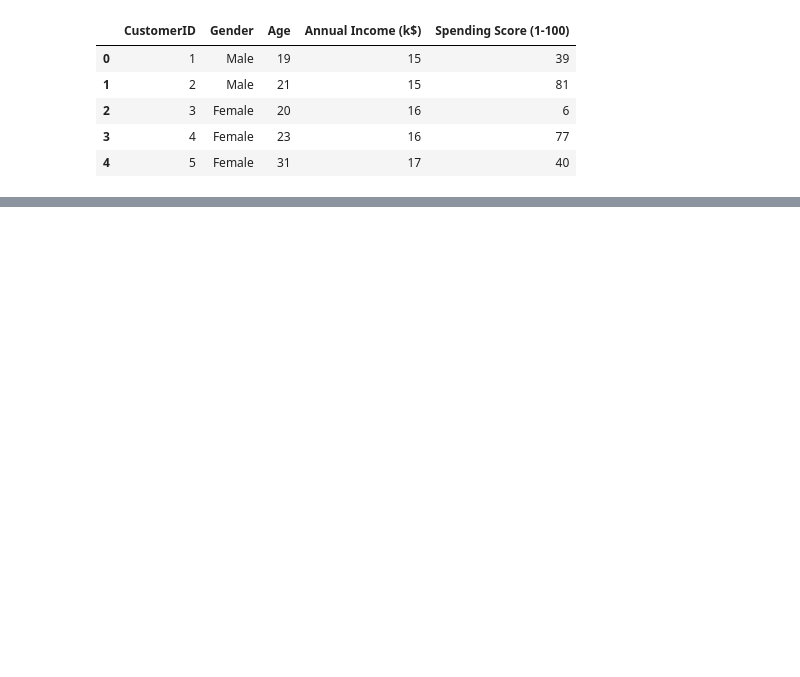
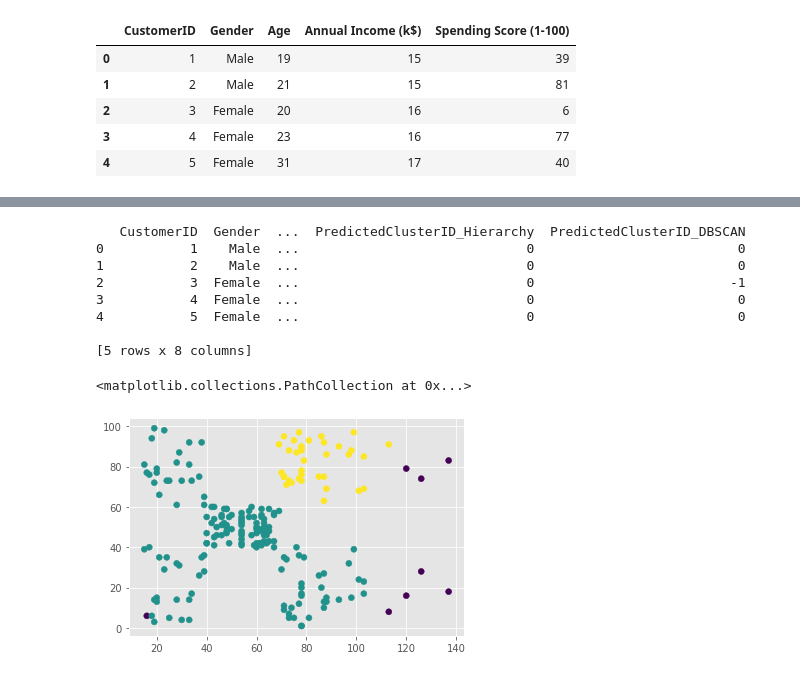
Before and after one commit to amandeepsingh1111/Clustering, a Jupyter notebook: KMeans.ipynb, the cells around one changed output, grey strips where cells are left out. Saved outputs shown, nothing was run; the diff lists cells and outputs as text; code cells hidden in the pictures; blank space fills up the shorter version.

```diff
--- a/KMeans.ipynb
+++ b/KMeans.ipynb
@@ -149,0 +175,34 @@ plt.hist(X[:,0]);
+# %%
+# DBSCAN Clustering
+from sklearn.cluster import DBSCAN
+db = DBSCAN(eps=14, min_samples=3)
+
+# Generating cluster id for each row using DBSCAN algorithm
+# -1 indicates the point is a noise, and does not belong to any cluster
+# DBSCAN automatically chooses the number of clusters based on eps and min_samples
+dataset['PredictedClusterID_DBSCAN']=db.fit_predict(X)
+print(dataset.head())
+
+
+# Plotting the predicted clusters
+plt.scatter(x=dataset['Annual Income (k$)'],y=dataset['Spending Score (1-100)'],c=dataset['PredictedClusterID_DBSCAN'])
+
+
+# eps : float, optional
+#    The maximum distance between two samples for them to be considered
+#    as in the same neighborhood.
+
+# min_samples : int, optional
+#    The number of samples (or total weight) in a neighborhood for a point
+#    to be considered as a core point. This includes the point itself.
+# %% [output]
+   CustomerID  Gender  ...  PredictedClusterID_Hierarchy  PredictedClusterID_DBSCAN
+0           1    Male  ...                             0                          0
+1           2    Male  ...                             0                          0
+2           3  Female  ...                             0                         -1
+3           4  Female  ...                             0                          0
+4           5  Female  ...                             0                          0
+
+[5 rows x 8 columns]
+<matplotlib.collections.PathCollection at 0x...>
+[figure, added]
```
Also changed, not shown: parts of 26 cells of this notebook.
